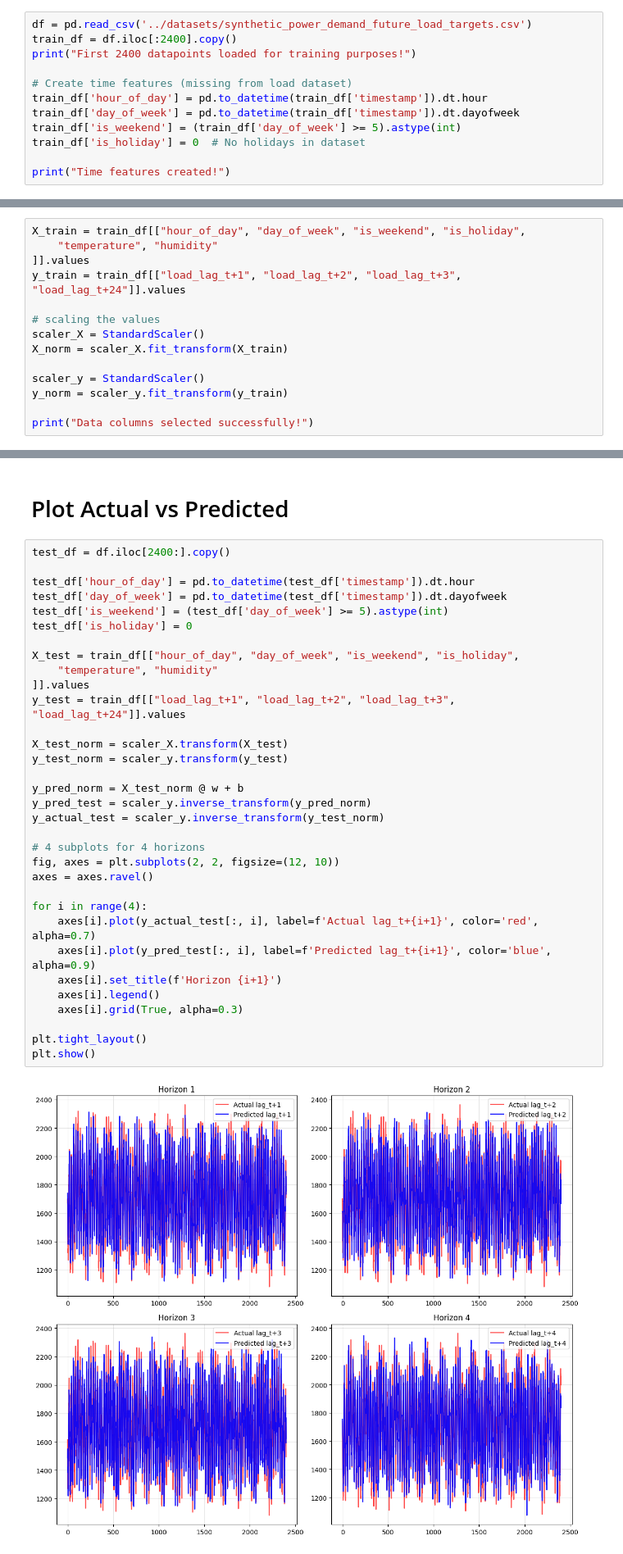
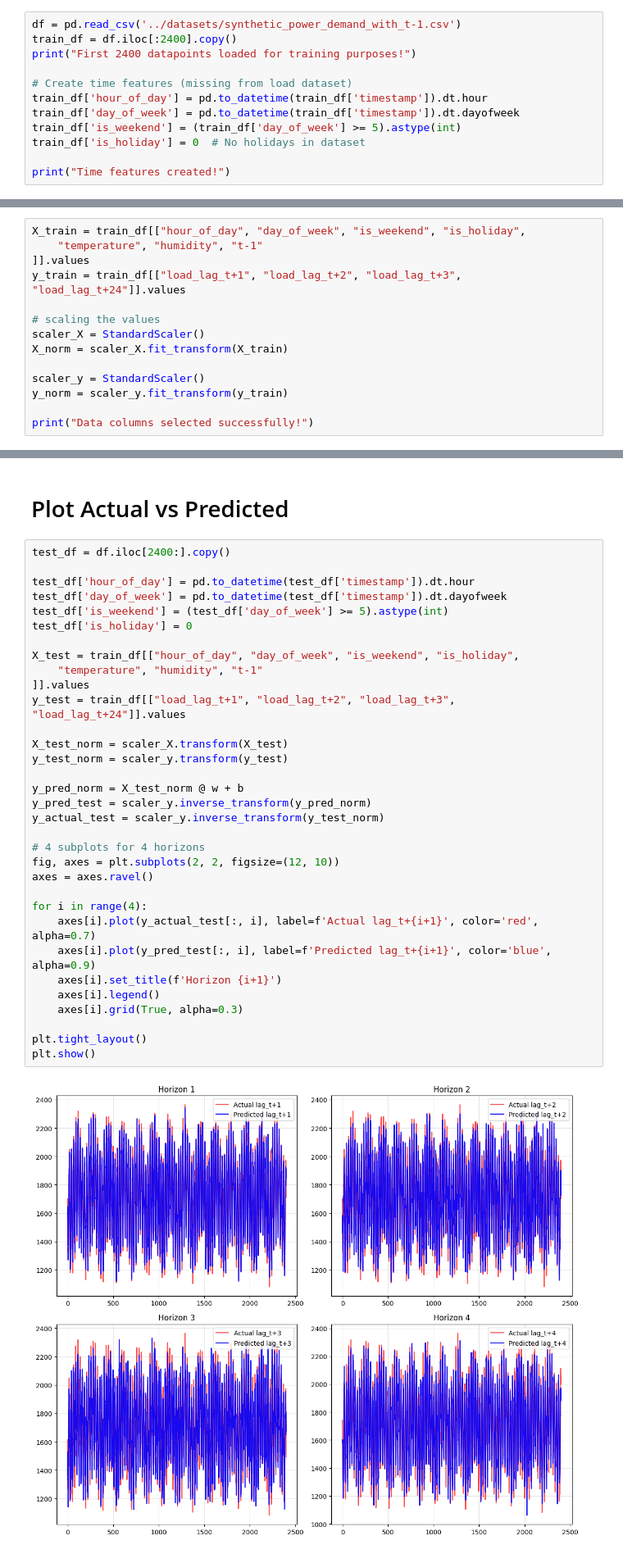
Before and after one commit to TanmayKhomane13/Electron.AI, a Jupyter notebook: AIML/prototypes/electricity_pred.ipynb, the cells around one changed output, grey strips where cells are left out. Shown at 82% size. Cells and saved outputs as stored; diff of their text form.

```diff
--- a/AIML/prototypes/electricity_pred.ipynb
+++ b/AIML/prototypes/electricity_pred.ipynb
@@ -66,7 +66,7 @@ def gradient_descent(x, y, w_in, b_in, alpha, iterations):
 # %% [markdown]
 # Loading the dataset
 # %%
-df = pd.read_csv('../datasets/synthetic_power_demand_future_load_targets.csv')
+df = pd.read_csv('../datasets/synthetic_power_demand_with_t-1.csv')
 train_df = df.iloc[:2400].copy()
 print("First 2400 datapoints loaded for training purposes!")
 
@@ -95,7 +95,7 @@ Time features created!
   - load_mw (next hour)
 # %%
 X_train = train_df[["hour_of_day", "day_of_week", "is_weekend", "is_holiday",
-    "temperature", "humidity"
+    "temperature", "humidity", "t-1"
 ]].values
 y_train = train_df[["load_lag_t+1", "load_lag_t+2", "load_lag_t+3", "load_lag_t+24"]].values
 
@@ -179,35 +179,35 @@ test_df = df.iloc[2400:].copy()
 test_df['hour_of_day'] = pd.to_datetime(test_df['timestamp']).dt.hour
 test_df['day_of_week'] = pd.to_datetime(test_df['timestamp']).dt.dayofweek
 test_df['is_weekend'] = (test_df['day_of_week'] >= 5).astype(int)
 test_df['is_holiday'] = 0
 
 X_test = train_df[["hour_of_day", "day_of_week", "is_weekend", "is_holiday",
-    "temperature", "humidity"
+    "temperature", "humidity", "t-1"
 ]].values
 y_test = train_df[["load_lag_t+1", "load_lag_t+2", "load_lag_t+3", "load_lag_t+24"]].values
 
 X_test_norm = scaler_X.transform(X_test)
 y_test_norm = scaler_y.transform(y_test)
 
 y_pred_norm = X_test_norm @ w + b
 y_pred_test = scaler_y.inverse_transform(y_pred_norm)
 y_actual_test = scaler_y.inverse_transform(y_test_norm)
 
 # 4 subplots for 4 horizons
 fig, axes = plt.subplots(2, 2, figsize=(12, 10))
 axes = axes.ravel()
 
 for i in range(4):
     axes[i].plot(y_actual_test[:, i], label=f'Actual lag_t+{i+1}', color='red', alpha=0.7)
     axes[i].plot(y_pred_test[:, i], label=f'Predicted lag_t+{i+1}', color='blue', alpha=0.9)
     axes[i].set_title(f'Horizon {i+1}')
     axes[i].legend()
     axes[i].grid(True, alpha=0.3)
 
 plt.tight_layout()
 plt.show()
 # %% [output]
-[figure, old version]
+[figure, new version]
 # %% [markdown]
 # Saving the model and scalars
 # %%
```
Also changed, not shown: parts of 5 cells of this notebook, 20 other files.
